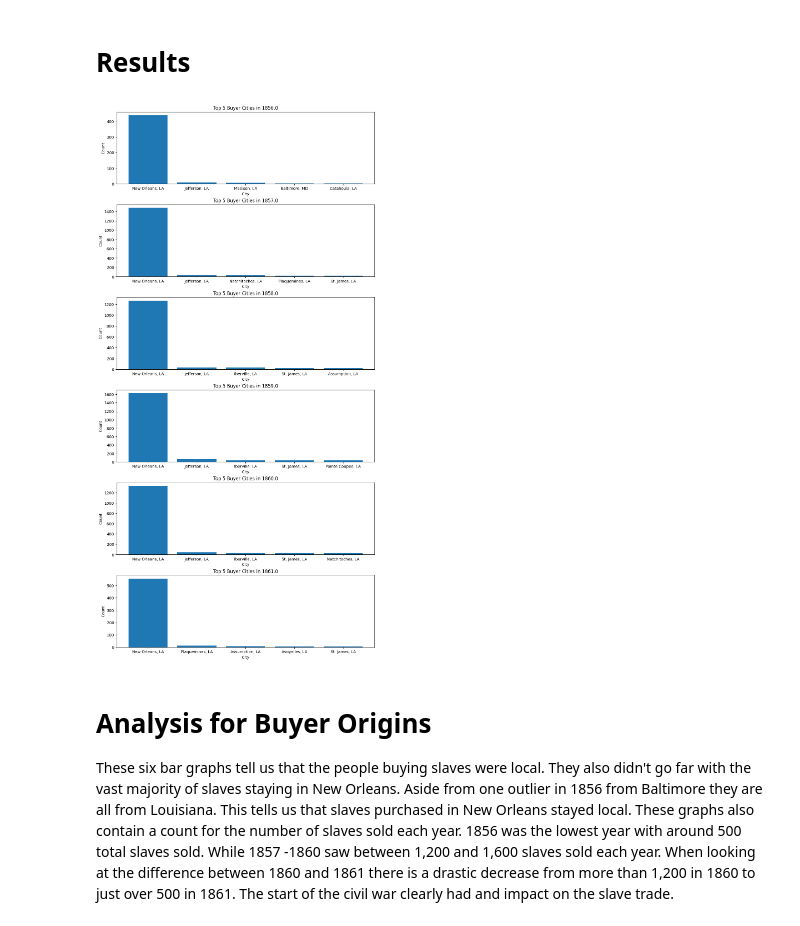
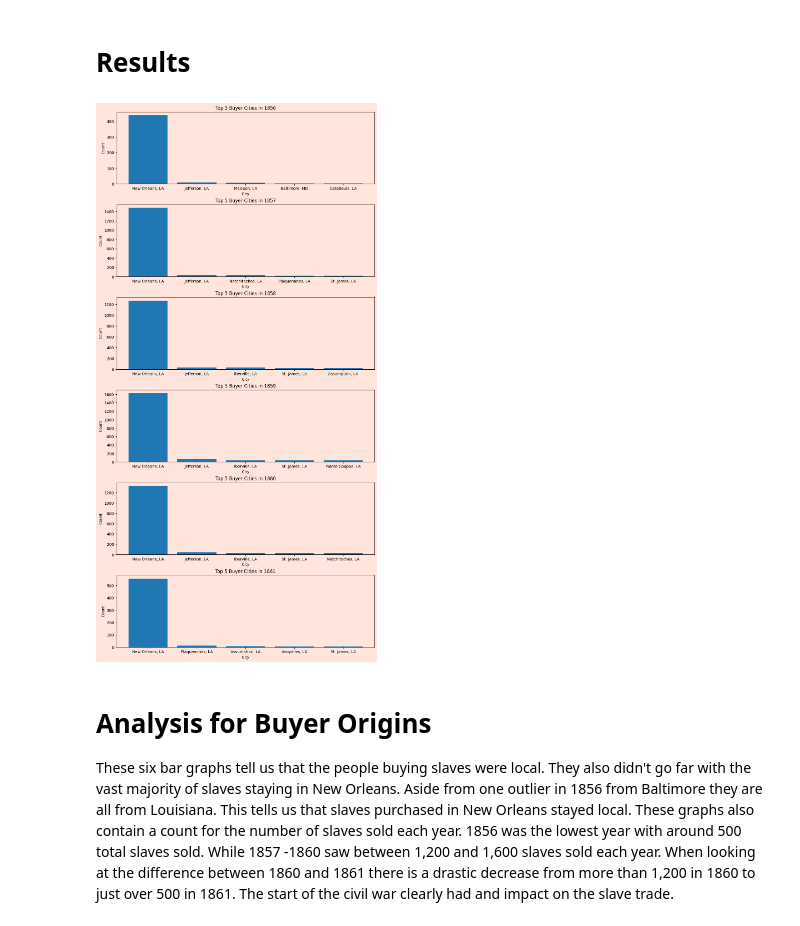
Before and after one commit to andrea-hayes/Research_Final_Project, a Jupyter notebook: slavery_analysis.ipynb, the cells around one changed output. Saved outputs shown, nothing was run; the diff lists cells and outputs as text; code cells hidden in the pictures.

```diff
--- a/slavery_analysis.ipynb
+++ b/slavery_analysis.ipynb
@@ -121,25 +126,28 @@ filtered_years = slavery_data[slavery_data['Year'].isin(years_wanted)]
 # %%
 #Top 5 Cities Buyer's were from for 1856 - 1861
 
 # Group by year and get top 5 cities for each year
 top_buyer_cities_per_year = filtered_years.groupby(['Year', 'Buyer.Origin']).size().groupby(level=0).nlargest(5).reset_index(level=0, drop=True).reset_index(name='Count')
 
 # Plot
 years = filtered_years['Year'].unique()
 # print(years)
 
 fig, axes = plt.subplots(nrows=len(years), ncols=1, figsize=(10, 20), constrained_layout=True)
+fig.patch.set_facecolor('#ffe5dc')
+for ax in axes:
+    ax.set_facecolor('#ffe5dc')
 
 for i, year in enumerate(years):
     top_cities = top_buyer_cities_per_year[top_buyer_cities_per_year['Year'] == year]
     axes[i].bar(top_cities['Buyer.Origin'], top_cities['Count'])
-    axes[i].set_title(f'Top 5 Buyer Cities in {year}')
+    axes[i].set_title(f'Top 5 Buyer Cities in {int(year)}')
     axes[i].set_ylabel('Count')
     axes[i].set_xlabel('City')
 
 plt.show()
 # %% [output]
-[figure, old version]
+[figure, new version]
 # %% [markdown]
 # Analysis for Buyer Origins
 These six bar graphs tell us that the people buying slaves were local. They also didn't go far with the vast majority of slaves staying in New Orleans. Aside from one outlier in 1856 from Baltimore they are all from Louisiana. This tells us that slaves purchased in New Orleans stayed local. These graphs also contain a count for the number of slaves sold each year. 1856 was the lowest year with around 500 total slaves sold. While 1857 -1860 saw between 1,200 and 1,600 slaves sold each year. When looking at the difference between 1860 and 1861 there is a drastic decrease from more than 1,200 in 1860 to just over 500 in 1861. The start of the civil war clearly had and impact on the slave trade.
```
Also changed, not shown: parts of 10 cells of this notebook, 1 other file.
